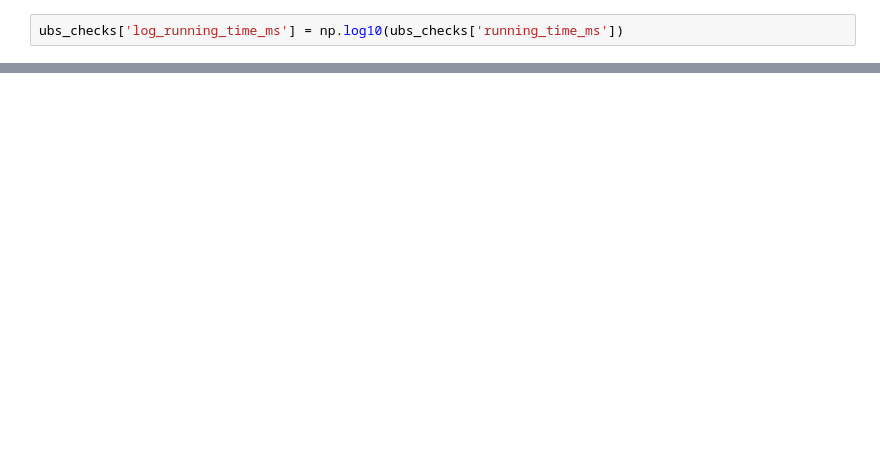
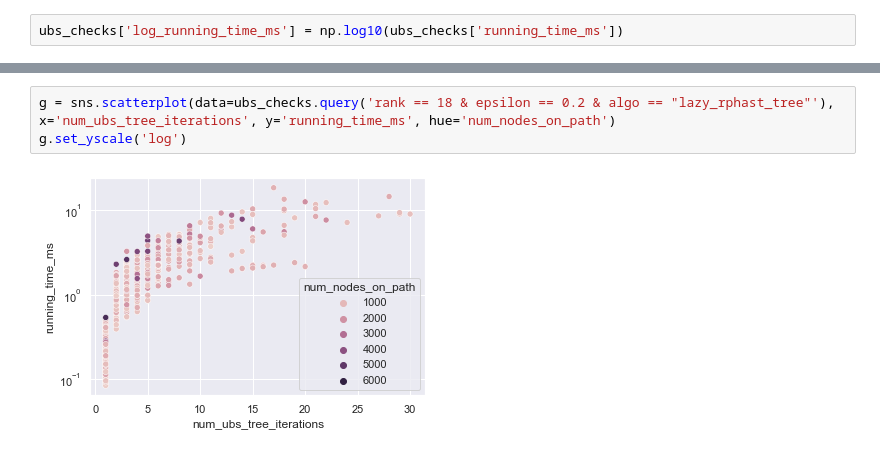
Before and after one commit to kit-algo/traffic_aware, a Jupyter notebook: eval/ubs_perf.ipynb, the cells around one changed output, grey strips where cells are left out. Cells and saved outputs as stored; diff of their text form; blank space fills up the shorter version.

```diff
--- a/eval/ubs_perf.ipynb
+++ b/eval/ubs_perf.ipynb
@@ -61,0 +77,5 @@ g = sns.violinplot(data=ubs_checks.query('rank > 9'), x='rank', y='log_running_t
+# %%
+g = sns.scatterplot(data=ubs_checks.query('rank == 18 & epsilon == 0.2 & algo == "lazy_rphast_tree"'), x='num_ubs_tree_iterations', y='running_time_ms', hue='num_nodes_on_path')
+g.set_yscale('log')
+# %% [output]
+[figure, added]
```
Also changed, not shown: parts of 9 cells of this notebook, 4 other files.
